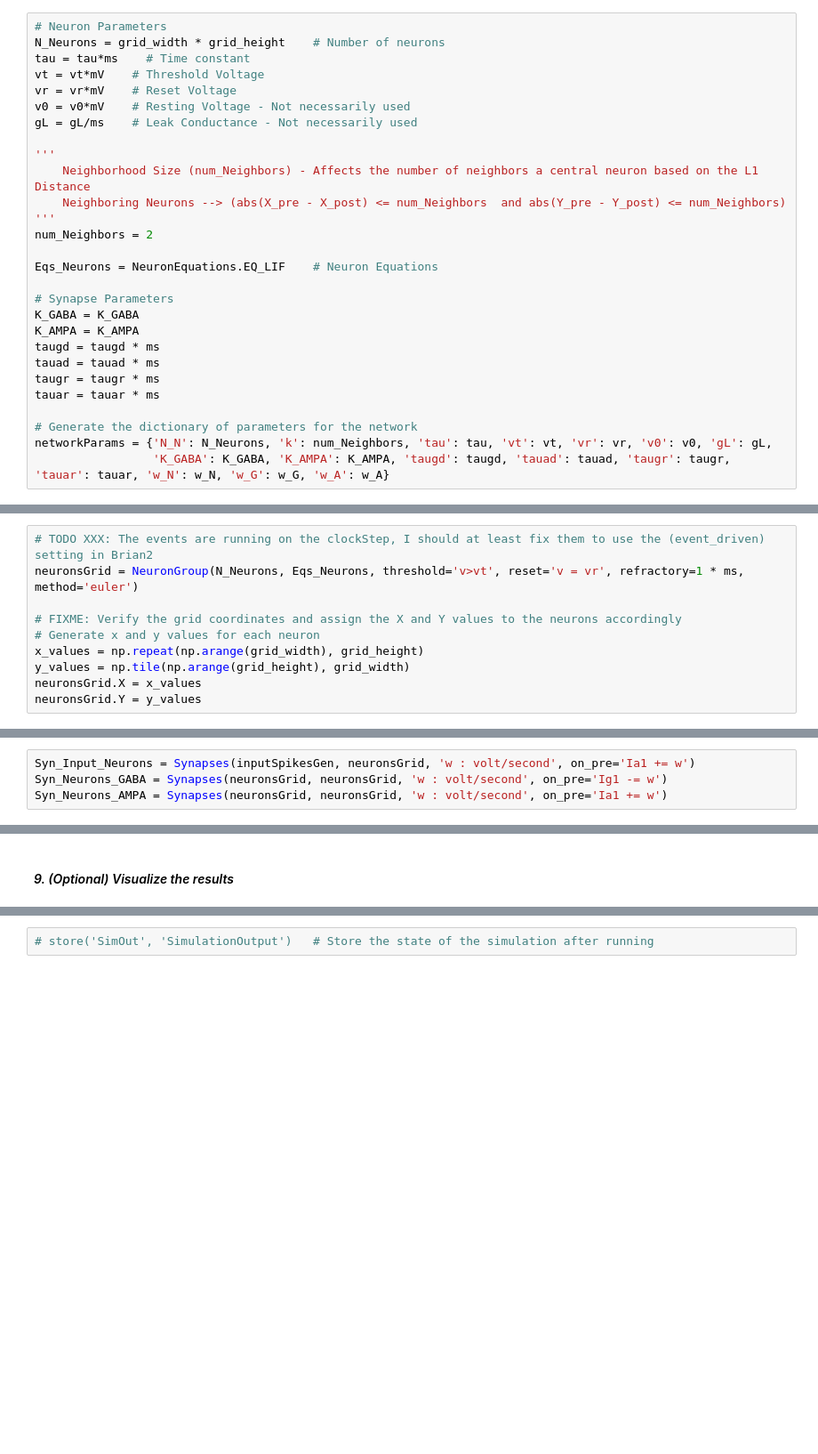
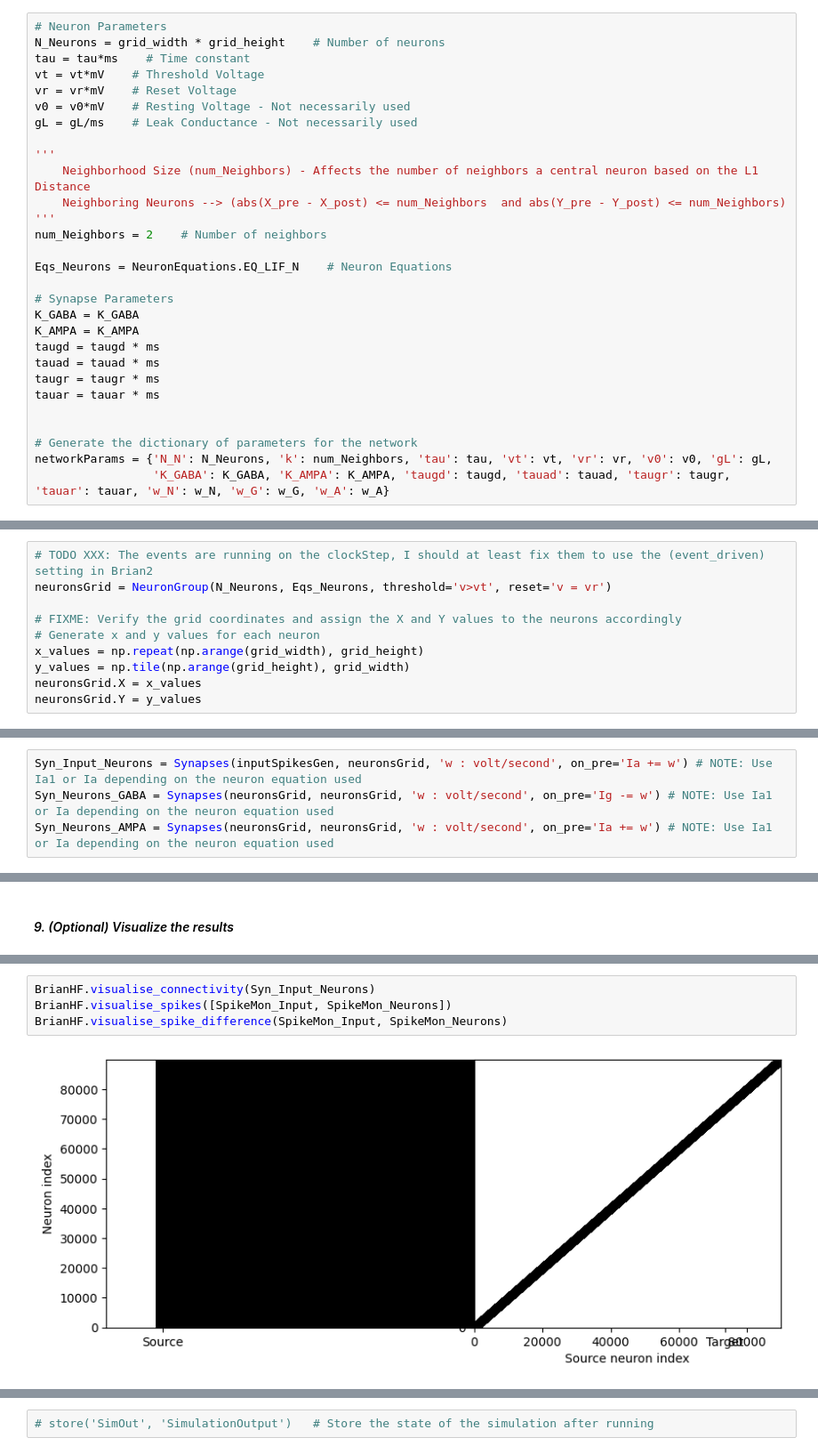
Before and after one commit to BernardMaacaron/ESCM, a Jupyter notebook: ERO-SNN Implementation.ipynb, the cells around one changed output, grey strips where cells are left out. Shown at 89% size. Cells and saved outputs as stored; diff of their text form; blank space fills up the shorter version.

Commit message:
Refactor NeuronEquations.py to include simpler equations for LIF neuron model

```diff
--- a/ERO-SNN Implementation.ipynb
+++ b/ERO-SNN Implementation.ipynb
@@ -75,9 +106,9 @@ gL = gL/ms    # Leak Conductance - Not necessarily used
     Neighborhood Size (num_Neighbors) - Affects the number of neighbors a central neuron based on the L1 Distance
     Neighboring Neurons --> (abs(X_pre - X_post) <= num_Neighbors  and abs(Y_pre - Y_post) <= num_Neighbors)
 '''
-num_Neighbors = 2
+num_Neighbors = 2    # Number of neighbors
 
-Eqs_Neurons = NeuronEquations.EQ_LIF    # Neuron Equations
+Eqs_Neurons = NeuronEquations.EQ_LIF_N    # Neuron Equations
 
 # Synapse Parameters
 K_GABA = K_GABA
@@ -87,6 +118,7 @@ tauad = tauad * ms
 taugr = taugr * ms
 tauar = tauar * ms
 
+
 # Generate the dictionary of parameters for the network
 networkParams = {'N_N': N_Neurons, 'k': num_Neighbors, 'tau': tau, 'vt': vt, 'vr': vr, 'v0': v0, 'gL': gL,
                  'K_GABA': K_GABA, 'K_AMPA': K_AMPA, 'taugd': taugd, 'tauad': tauad, 'taugr': taugr, 'tauar': tauar, 'w_N': w_N, 'w_G': w_G, 'w_A': w_A}
@@ -94,7 +126,7 @@ networkParams = {'N_N': N_Neurons, 'k': num_Neighbors, 'tau': tau, 'vt': vt, 'vr
 #### _3. Create the neuron group(s)_
 # %%
 # TODO XXX: The events are running on the clockStep, I should at least fix them to use the (event_driven) setting in Brian2
-neuronsGrid = NeuronGroup(N_Neurons, Eqs_Neurons, threshold='v>vt', reset='v = vr', refractory=1 * ms, method='euler')
+neuronsGrid = NeuronGroup(N_Neurons, Eqs_Neurons, threshold='v>vt', reset='v = vr')
 
 # FIXME: Verify the grid coordinates and assign the X and Y values to the neurons accordingly
 # Generate x and y values for each neuron
@@ -105,9 +139,9 @@ neuronsGrid.Y = y_values
 # %% [markdown]
 #### _4. Create the synapses_
 # %%
-Syn_Input_Neurons = Synapses(inputSpikesGen, neuronsGrid, 'w : volt/second', on_pre='Ia1 += w')
-Syn_Neurons_GABA = Synapses(neuronsGrid, neuronsGrid, 'w : volt/second', on_pre='Ig1 -= w')
-Syn_Neurons_AMPA = Synapses(neuronsGrid, neuronsGrid, 'w : volt/second', on_pre='Ia1 += w')
+Syn_Input_Neurons = Synapses(inputSpikesGen, neuronsGrid, 'w : volt/second', on_pre='Ia += w') # NOTE: Use Ia1 or Ia depending on the neuron equation used
+Syn_Neurons_GABA = Synapses(neuronsGrid, neuronsGrid, 'w : volt/second', on_pre='Ig -= w') # NOTE: Use Ia1 or Ia depending on the neuron equation used
+Syn_Neurons_AMPA = Synapses(neuronsGrid, neuronsGrid, 'w : volt/second', on_pre='Ia += w') # NOTE: Use Ia1 or Ia depending on the neuron equation used
 # %% [markdown]
 #### _5. Connect the synapses_
 # %%
@@ -177,0 +205,6 @@ BrianHF.generate_video(outputFrames, os.path.join(resultPath, 'videos', outputSt
+# %%
+BrianHF.visualise_connectivity(Syn_Input_Neurons)
+BrianHF.visualise_spikes([SpikeMon_Input, SpikeMon_Neurons])
+BrianHF.visualise_spike_difference(SpikeMon_Input, SpikeMon_Neurons)
+# %% [output]
+[figure, added]
```
Also changed, not shown: parts of 12 cells of this notebook, 8 other files.
